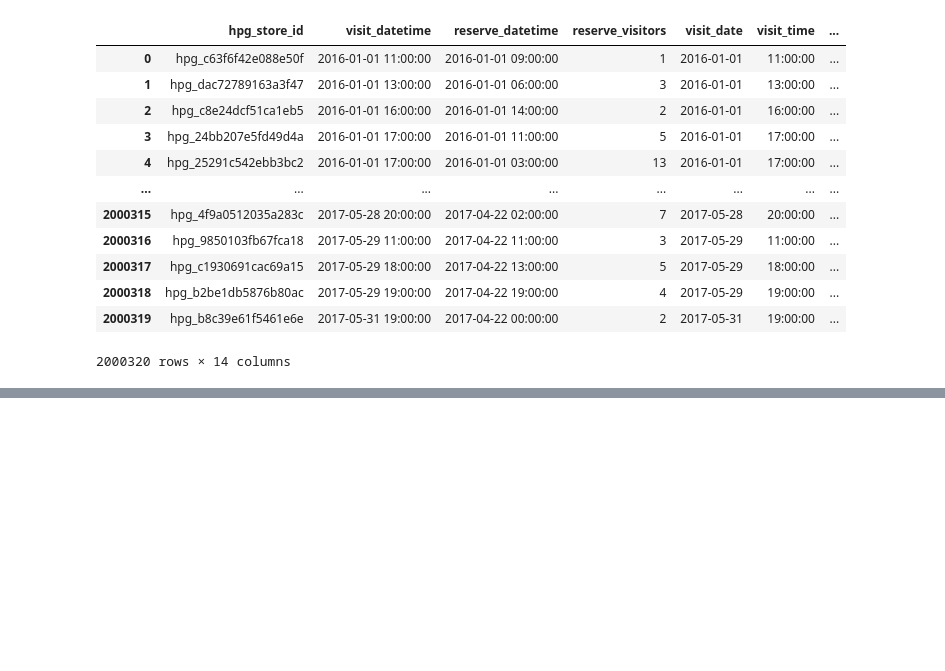
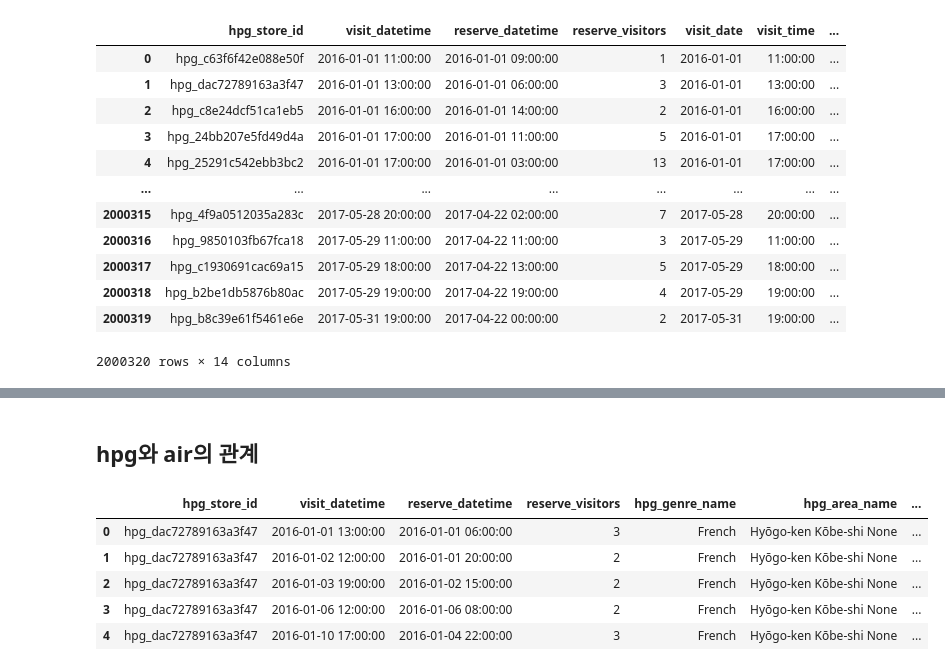
Before and after one commit to dlgur1994/Hackerthon1_Aiffel, a Jupyter notebook: Hyelim/Hackton1.ipynb, the cells around one changed output, grey strips where cells are left out. Saved outputs shown, nothing was run; the diff lists cells and outputs as text; code cells hidden in the pictures; blank space fills up the shorter version.

```diff
--- a/Hyelim/Hackton1.ipynb
+++ b/Hyelim/Hackton1.ipynb
@@ -126,0 +174,11 @@ split_date_time(data['hpg_reserve'])
+# %% [markdown]
+## hpg와 air의 관계
+# %%
+hpg_reserve_info.head()
+# %% [output]
+|  | hpg_store_id | visit_datetime | reserve_datetime | reserve_visitors | hpg_genre_name | hpg_area_name | ... |
+| 0 | hpg_dac72789163a3f47 | 2016-01-01 13:00:00 | 2016-01-01 06:00:00 | 3 | French | Hyōgo-ken Kōbe-shi None | ... |
+| 1 | hpg_dac72789163a3f47 | 2016-01-02 12:00:00 | 2016-01-01 20:00:00 | 2 | French | Hyōgo-ken Kōbe-shi None | ... |
+| 2 | hpg_dac72789163a3f47 | 2016-01-03 19:00:00 | 2016-01-02 15:00:00 | 2 | French | Hyōgo-ken Kōbe-shi None | ... |
+| 3 | hpg_dac72789163a3f47 | 2016-01-06 12:00:00 | 2016-01-06 08:00:00 | 2 | French | Hyōgo-ken Kōbe-shi None | ... |
+| 4 | hpg_dac72789163a3f47 | 2016-01-10 17:00:00 | 2016-01-04 22:00:00 | 3 | French | Hyōgo-ken Kōbe-shi None | ... |
```
Also changed, not shown: parts of 16 cells of this notebook.
